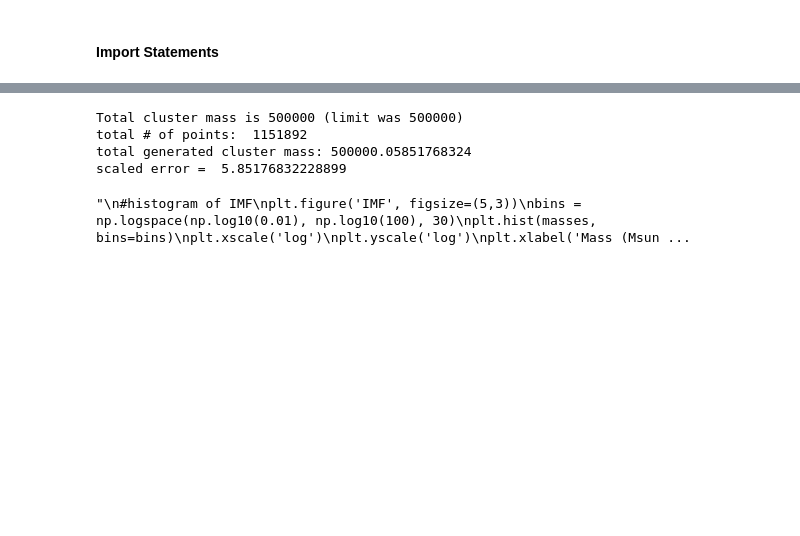
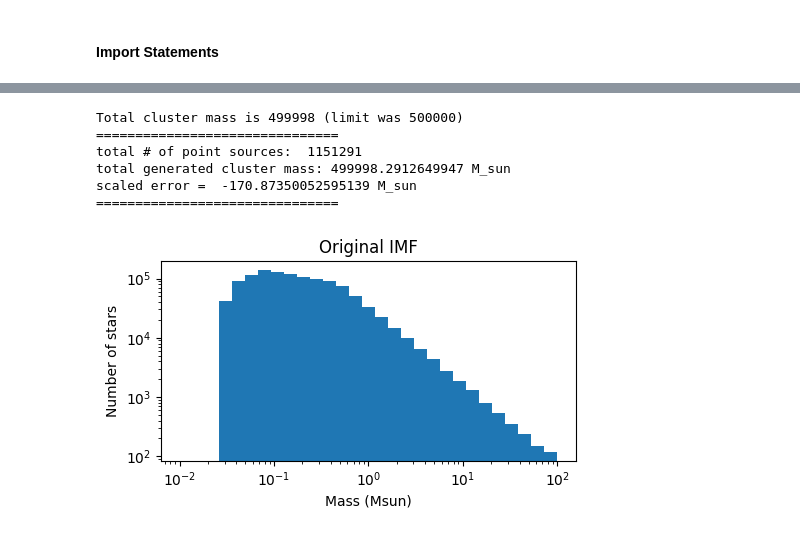
Before and after one commit to estherkwn/CMD_for_JWST_NIRCam_GlobularClusters, a Jupyter notebook: BaSTI_to_cmd.ipynb, the cells around one changed output, grey strips where cells are left out. Cells and saved outputs as stored; diff of their text form; code cells hidden in the pictures; blank space fills up the shorter version.

```diff
--- a/BaSTI_to_cmd.ipynb
+++ b/BaSTI_to_cmd.ipynb
@@ -121,34 +132,38 @@ display(combined_imp_isoc)
 # %%
 plt.clf()
 plt.close('all')
 
 
 scalingfactor = 100 #div by 100, mass scales with lum for GC's
 
-inimass = 5e7
-scaled_inimass = inimass/scalingfactor
+scaled_inimass = initial_mass/scalingfactor
 
 #make the cluster using Kroupa IMF in make_cluster**
 masses = imf.make_cluster(scaled_inimass)
 #help(imf.make_cluster)
-print("total # of points: ", len(masses))
-print("total generated cluster mass:", masses.sum())
-print("scaled error = ", masses.sum()*scalingfactor-inimass)
-"""
+print('===============================')
+print("total # of point sources: ", len(masses))
+print("total generated cluster mass:", masses.sum(), 'M_sun')
+print("scaled error = ", masses.sum()*scalingfactor-initial_mass, 'M_sun')
+print('===============================')
+
+#+++++++++++++++++++++++++++++++++++++++++++
 #histogram of IMF
-plt.figure('IMF', figsize=(5,3))
+plt.figure('IMF og', figsize=(5,3))
 bins = np.logspace(np.log10(0.01), np.log10(100), 30)
 plt.hist(masses, bins=bins)
 plt.xscale('log')
 plt.yscale('log')
 plt.xlabel('Mass (Msun)')
 plt.ylabel('Number of stars')
 plt.title('Original IMF')
-"""
+plt.tight_layout()
 # %% [output]
-Total cluster mass is 500000 (limit was 500000)
-total # of points:  1151892
-total generated cluster mass: 500000.05851768324
-scaled error =  5.85176832228899
+Total cluster mass is 499998 (limit was 500000)
+===============================
+total # of point sources:  1151291
+total generated cluster mass: 499998.2912649947 M_sun
+scaled error =  -170.87350052595139 M_sun
+===============================
-"\n#histogram of IMF\nplt.figure('IMF', figsize=(5,3))\nbins = np.logspace(np.log10(0.01), np.log10(100), 30)\nplt.hist(masses, bins=bins)\nplt.xscale('log')\nplt.yscale('log')\nplt.xlabel('Mass (Msun ...
+[figure, added]
 # %%
```
Also changed, not shown: parts of 24 cells of this notebook, 59 other files.
